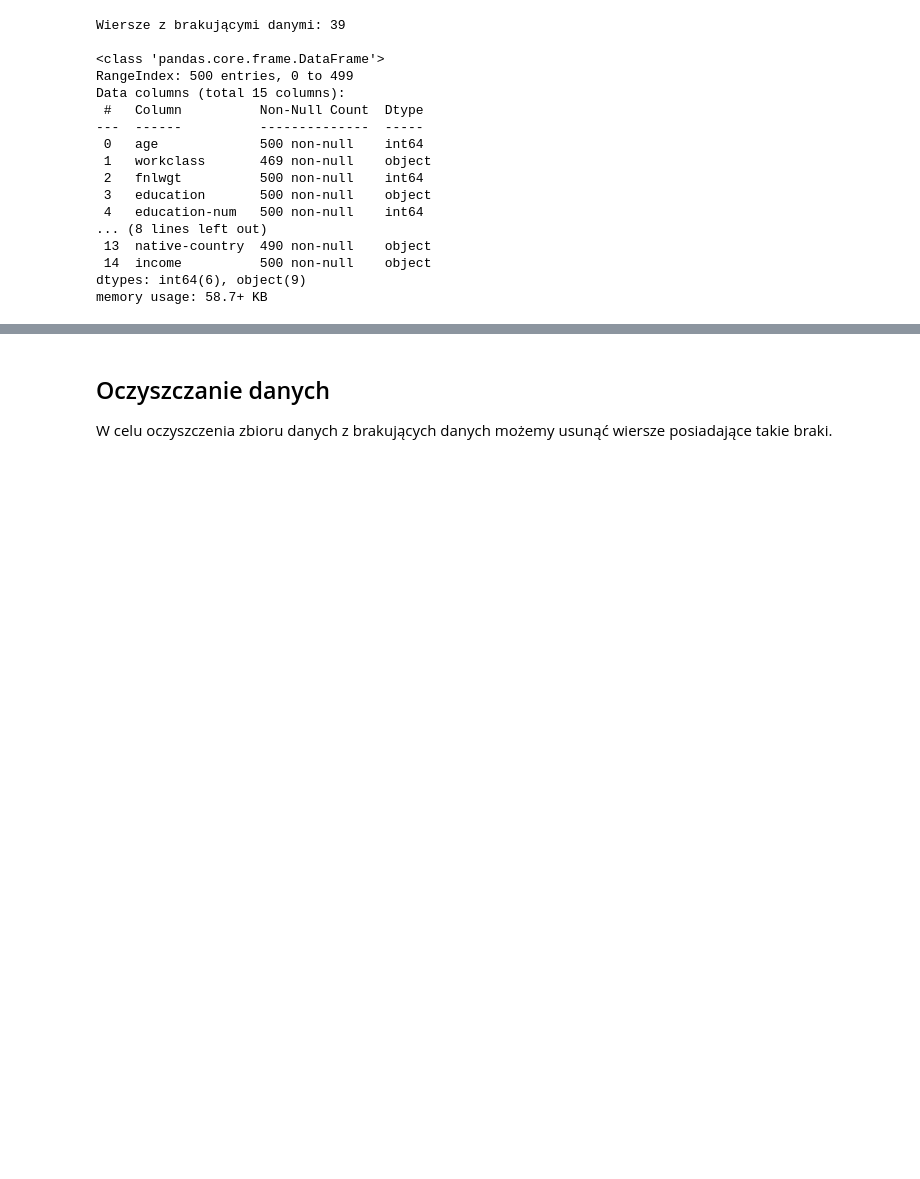
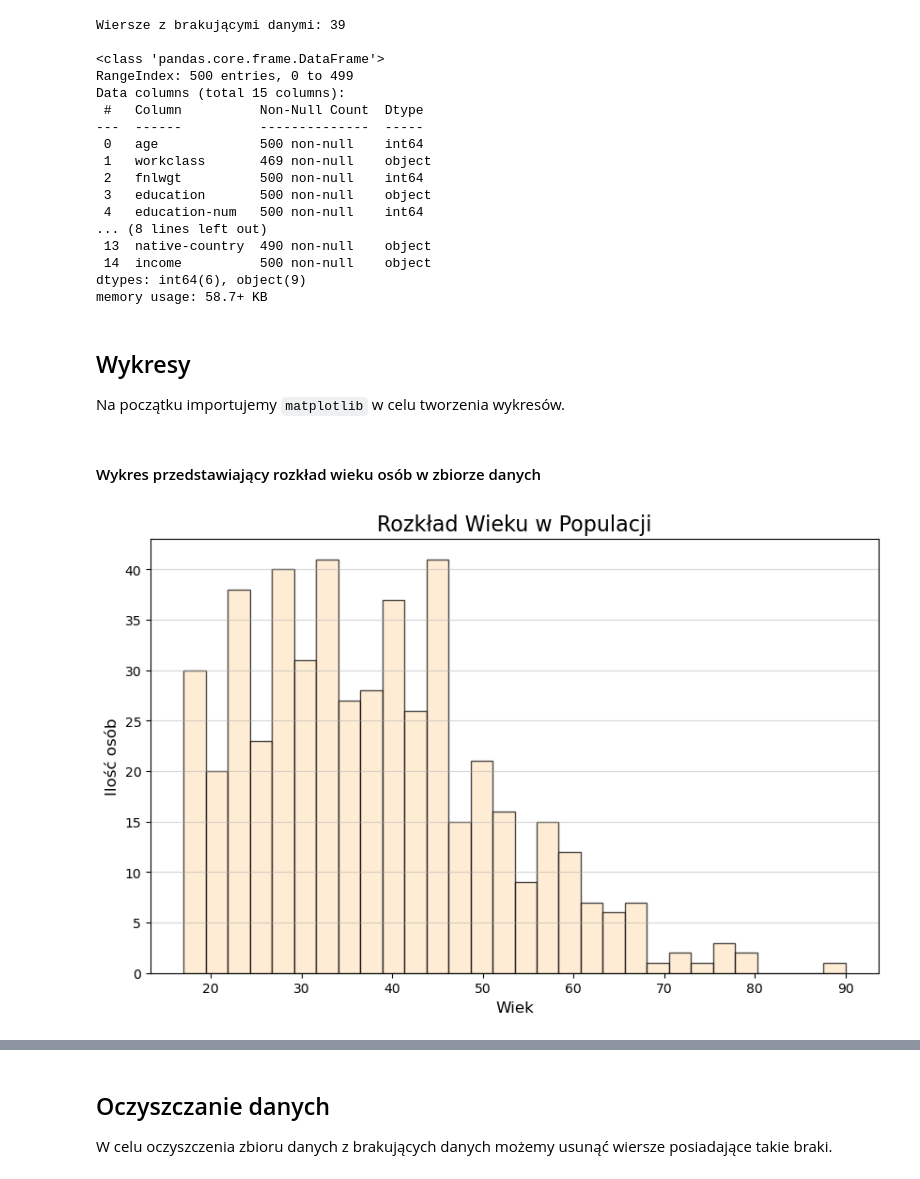
Before and after one commit to 77Jonas77/asi-group-15-01, a Jupyter notebook: notebooks/01_eda.ipynb, the cells around one changed output, grey strips where cells are left out. Drawn from its saved outputs; the diff is of its cells as text; code cells hidden in the pictures; blank space fills up the shorter version.

```diff
--- a/notebooks/01_eda.ipynb
+++ b/notebooks/01_eda.ipynb
@@ -76,3 +83,6 @@ Data columns (total 15 columns):
  14  income          500 non-null    object
 dtypes: int64(6), object(9)
 memory usage: 58.7+ KB
+# %% [markdown]
+## Wykresy
+Na początku importujemy `matplotlib` w celu tworzenia wykresów.
@@ -78,0 +91,12 @@ memory usage: 58.7+ KB
+# %% [markdown]
+#### Wykres przedstawiający rozkład wieku osób w zbiorze danych
+# %%
+plt.figure(figsize=(10, 6))
+plt.hist(df['age'], bins=30, edgecolor='black', alpha=0.7, color='bisque')
+plt.title('Rozkład Wieku w Populacji', fontsize=16)
+plt.xlabel('Wiek', fontsize=12)
+plt.ylabel('Ilość osób', fontsize=12)
+plt.grid(axis='y', alpha=0.5)
+plt.show()
+# %% [output]
+[figure, added]
```
Also changed, not shown: parts of 24 cells of this notebook, 2 other files.
